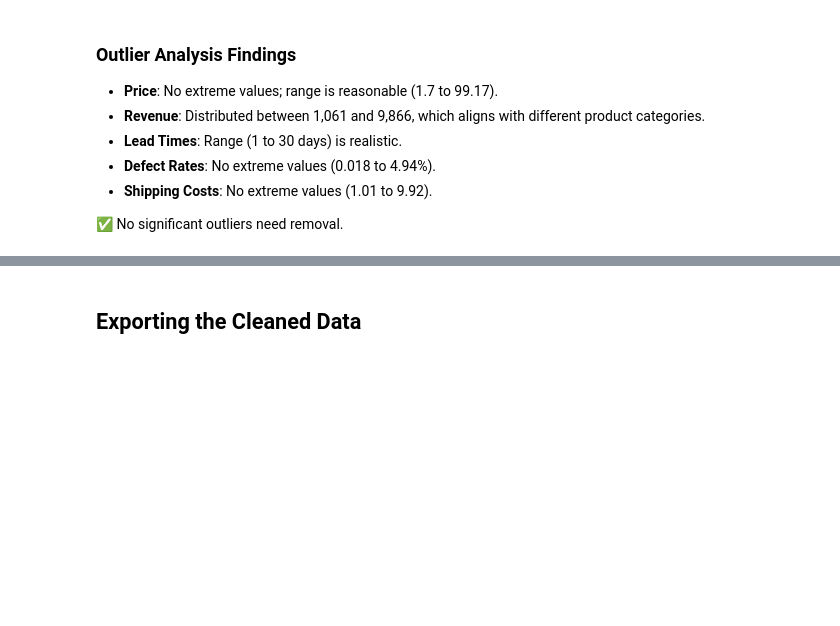
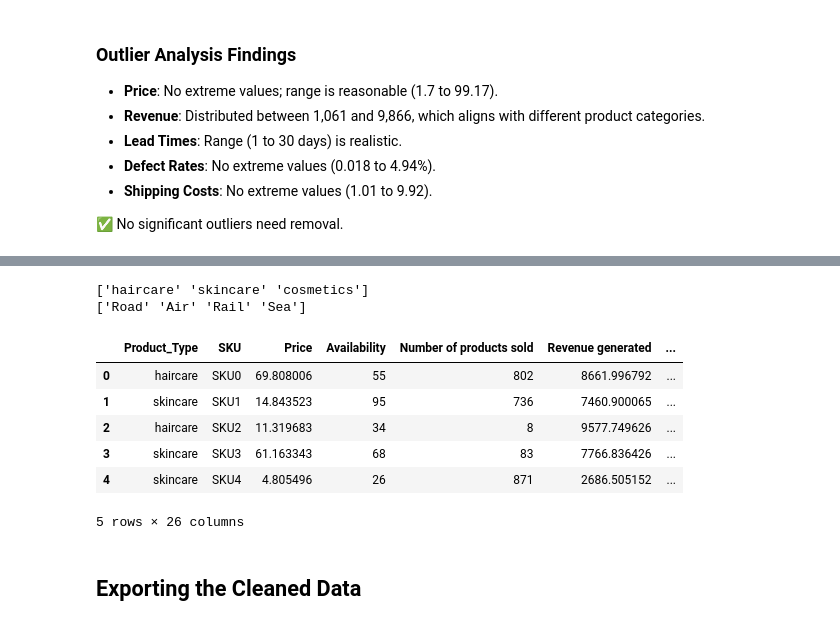
Before and after one commit to ZiadMasoud/Supply-chain-analysis-DEPI, a Jupyter notebook: Notebooks/Data_preprocessing.ipynb, the cells around one changed output, grey strips where cells are left out. Saved outputs shown, nothing was run; the diff lists cells and outputs as text; code cells hidden in the pictures; blank space fills up the shorter version.

```diff
--- a/Notebooks/Data_preprocessing.ipynb
+++ b/Notebooks/Data_preprocessing.ipynb
@@ -172,3 +180,40 @@ df[num_columns].describe()
+# %%
+# Optimizing column names
+df = df.rename(columns={
+    "Product type": "Product_Type",
+    "Customer demographics": "Customer_Demographics",
+    "Stock levels": "Stock_Levels",
+    "Lead time": "Lead_Time",
+    "Manufacturing costs": "Manufacturing_Costs",
+    "Defect rates": "Defect_Rates",
+    "Shipping costs": "Shipping_Costs"
+})
+# %%
+# Make city names capitalized only
+df["Location"] = df["Location"].str.title()
+# %%
+# Add a (Defect Rate Percentage) column
+df["Defect_Rate_Percentage"] = df["Defect_Rates"] / 100
+
+# Profit margin calculation
+df["Profit_Margin"] = df["Revenue generated"] - df["Manufacturing_Costs"]
+# %%
+# Checking unique values
+print(df["Product_Type"].unique())
+print(df["Transportation modes"].unique())
+# %% [output]
+['haircare' 'skincare' 'cosmetics']
+['Road' 'Air' 'Rail' 'Sea']
+# %%
+df.head()
+# %% [output]
+|  | Product_Type | SKU | Price | Availability | Number of products sold | Revenue generated | ... |
+| 0 | haircare | SKU0 | 69.808006 | 55 | 802 | 8661.996792 | ... |
+| 1 | skincare | SKU1 | 14.843523 | 95 | 736 | 7460.900065 | ... |
+| 2 | haircare | SKU2 | 11.319683 | 34 | 8 | 9577.749626 | ... |
+| 3 | skincare | SKU3 | 61.163343 | 68 | 83 | 7766.836426 | ... |
+| 4 | skincare | SKU4 | 4.805496 | 26 | 871 | 2686.505152 | ... |
+5 rows × 26 columns
 # %% [markdown]
 ## Exporting the Cleaned Data
 # %%
```
Also changed, not shown: parts of 2 cells of this notebook, 3 other files.
